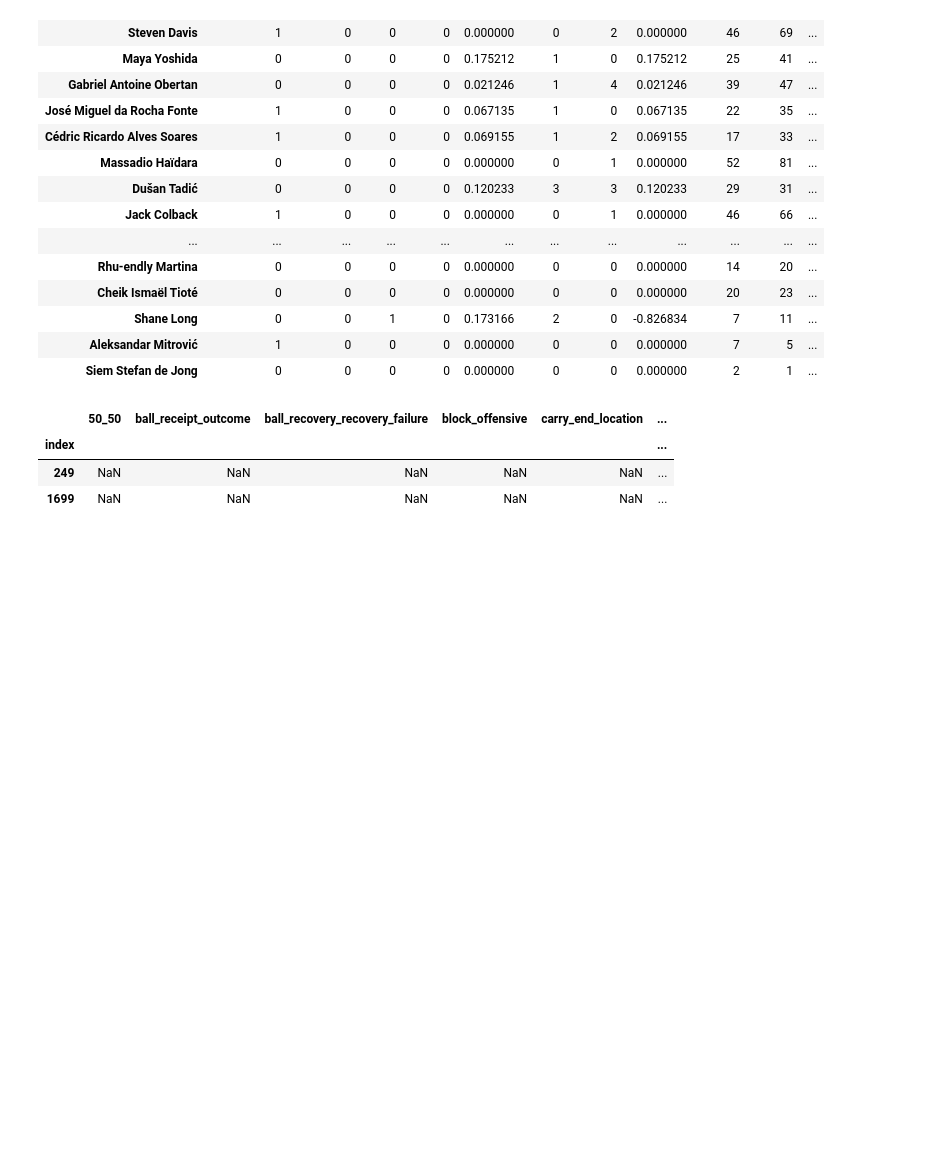
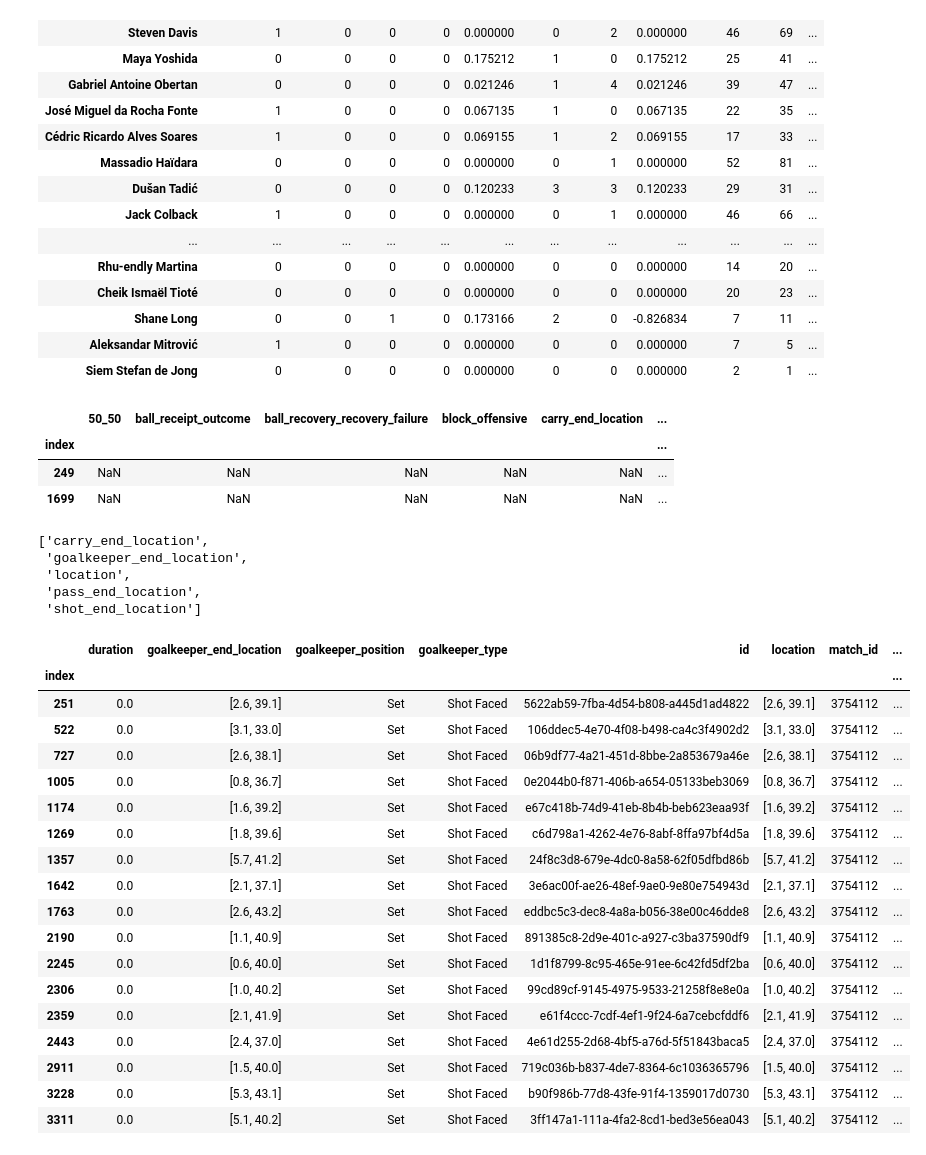
Before and after one commit to arskaan/streamlit-test, a Jupyter notebook: test.ipynb, the cells around one changed output. Saved outputs shown, nothing was run; the diff lists cells and outputs as text; code cells hidden in the pictures; blank space fills up the shorter version.

```diff
--- a/test.ipynb
+++ b/test.ipynb
@@ -15,6 +15,7 @@ import plotly.express as px
 import plotly.graph_objects as go
 # %%
 pd.options.display.max_columns = 100
+pd.options.display.max_rows = 150
 # %%
 df = pd.read_csv('match_events.csv')
 # %%
@@ -262,3 +287,33 @@ df[condition_player&(df['type']== 'Shot')]
 | index |  |  |  |  |  | ... |
 | 249 | NaN | NaN | NaN | NaN | NaN | ... |
 | 1699 | NaN | NaN | NaN | NaN | NaN | ... |
+# %%
+[col for col in df.columns if col[-8:]=='location']
+# %% [output]
+['carry_end_location',
+ 'goalkeeper_end_location',
+ 'location',
+ 'pass_end_location',
+ 'shot_end_location']
+# %%
+df.loc[df['goalkeeper_end_location'].dropna().index].dropna(how='all',axis=1)
+# %% [output]
+|  | duration | goalkeeper_end_location | goalkeeper_position | goalkeeper_type | id | location | match_id | ... |
+| index |  |  |  |  |  |  |  | ... |
+| 251 | 0.0 | [2.6, 39.1] | Set | Shot Faced | 5622ab59-7fba-4d54-b808-a445d1ad4822 | [2.6, 39.1] | 3754112 | ... |
+| 522 | 0.0 | [3.1, 33.0] | Set | Shot Faced | 106ddec5-4e70-4f08-b498-ca4c3f4902d2 | [3.1, 33.0] | 3754112 | ... |
+| 727 | 0.0 | [2.6, 38.1] | Set | Shot Faced | 06b9df77-4a21-451d-8bbe-2a853679a46e | [2.6, 38.1] | 3754112 | ... |
+| 1005 | 0.0 | [0.8, 36.7] | Set | Shot Faced | 0e2044b0-f871-406b-a654-05133beb3069 | [0.8, 36.7] | 3754112 | ... |
+| 1174 | 0.0 | [1.6, 39.2] | Set | Shot Faced | e67c418b-74d9-41eb-8b4b-beb623eaa93f | [1.6, 39.2] | 3754112 | ... |
+| 1269 | 0.0 | [1.8, 39.6] | Set | Shot Faced | c6d798a1-4262-4e76-8abf-8ffa97bf4d5a | [1.8, 39.6] | 3754112 | ... |
+| 1357 | 0.0 | [5.7, 41.2] | Set | Shot Faced | 24f8c3d8-679e-4dc0-8a58-62f05dfbd86b | [5.7, 41.2] | 3754112 | ... |
+| 1642 | 0.0 | [2.1, 37.1] | Set | Shot Faced | 3e6ac00f-ae26-48ef-9ae0-9e80e754943d | [2.1, 37.1] | 3754112 | ... |
+| 1763 | 0.0 | [2.6, 43.2] | Set | Shot Faced | eddbc5c3-dec8-4a8a-b056-38e00c46dde8 | [2.6, 43.2] | 3754112 | ... |
+| 2190 | 0.0 | [1.1, 40.9] | Set | Shot Faced | 891385c8-2d9e-401c-a927-c3ba37590df9 | [1.1, 40.9] | 3754112 | ... |
+| 2245 | 0.0 | [0.6, 40.0] | Set | Shot Faced | 1d1f8799-8c95-465e-91ee-6c42fd5df2ba | [0.6, 40.0] | 3754112 | ... |
+| 2306 | 0.0 | [1.0, 40.2] | Set | Shot Faced | 99cd89cf-9145-4975-9533-21258f8e8e0a | [1.0, 40.2] | 3754112 | ... |
+| 2359 | 0.0 | [2.1, 41.9] | Set | Shot Faced | e61f4ccc-7cdf-4ef1-9f24-6a7cebcfddf6 | [2.1, 41.9] | 3754112 | ... |
+| 2443 | 0.0 | [2.4, 37.0] | Set | Shot Faced | 4e61d255-2d68-4bf5-a76d-5f51843baca5 | [2.4, 37.0] | 3754112 | ... |
+| 2911 | 0.0 | [1.5, 40.0] | Set | Shot Faced | 719c036b-b837-4de7-8364-6c1036365796 | [1.5, 40.0] | 3754112 | ... |
+| 3228 | 0.0 | [5.3, 43.1] | Set | Shot Faced | b90f986b-77d8-43fe-91f4-1359017d0730 | [5.3, 43.1] | 3754112 | ... |
+| 3311 | 0.0 | [5.1, 40.2] | Set | Shot Faced | 3ff147a1-111a-4fa2-8cd1-bed3e56ea043 | [5.1, 40.2] | 3754112 | ... |
```
Also changed, not shown: parts of 5 cells of this notebook, 2 other files.
